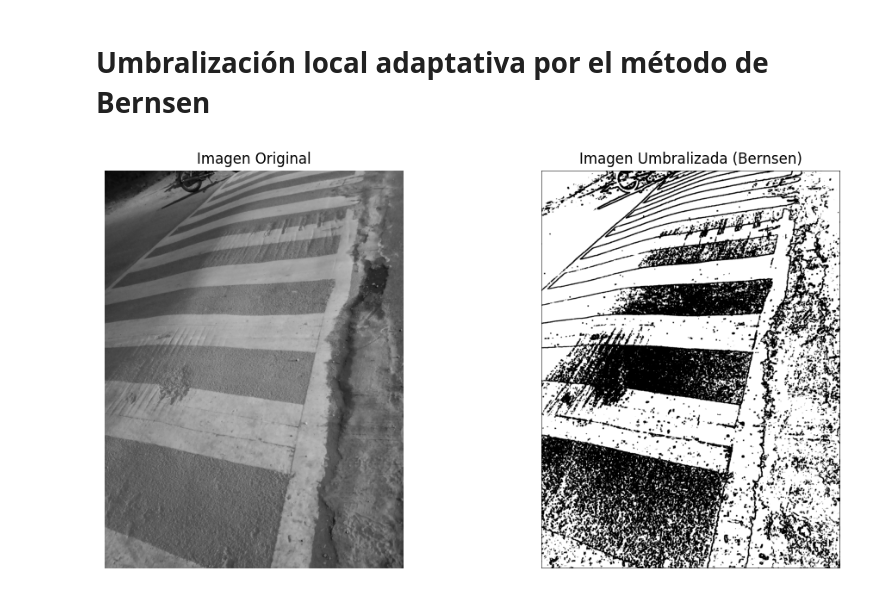
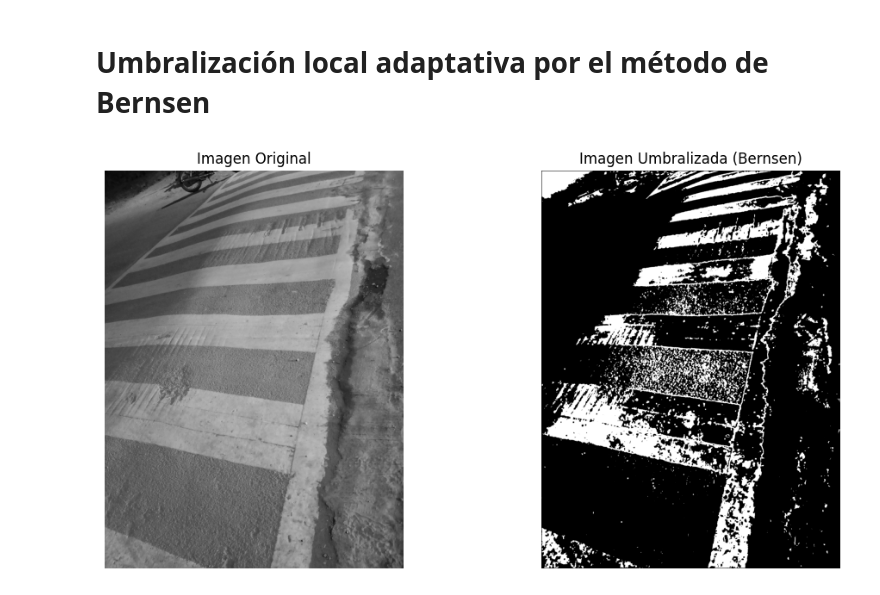
Before and after one commit to OmarFloresSanchez/Pancitos, a Jupyter notebook: Practica1-4/practica1-4.ipynb, the cells around one changed output. Drawn from its saved outputs; the diff is of its cells as text; code cells hidden in the pictures.

```diff
--- a/Practica1-4/practica1-4.ipynb
+++ b/Practica1-4/practica1-4.ipynb
@@ -144,34 +144,34 @@ def umbralizacion_bernsen(imagen, kernel, umbral):
             min_pixel = np.min(ventana) # obtiene el minimo pixel
             max_pixel = np.max(ventana) # obtiene el maximo pixel
 
-            if max_pixel - min_pixel <= umbral: # si la suma de ellos es menor al umbral...
+            if (max_pixel + min_pixel)/2 >= umbral: # si la suma de ellos es menor al umbral...
                 resultado[x, y] = 255
             else:
                 resultado[x, y] = 0
 
     return resultado
 
 
 # ----- LLAMADO DE LAS FUNCIONES -----
 imagen = cv2.imread(foto1,0)    # lee la imagen en escala de grises
 imagen = np.array(imagen)   # convierte la imagen a arreglo
 
 kernel = 11 # Tamaño de la ventana
 umbral = 30  # Umbral minimod de los vecinos
 imagen_umbralizada = umbralizacion_bernsen(imagen, kernel, umbral)
 
 # Muestra la imagen original y la imagen umbralizada
 plt.figure(figsize=(12, 6))
 plt.subplot(1, 2, 1)
 plt.imshow(imagen, cmap='gray')
 plt.title('Imagen Original')
 plt.axis('off')
 
 plt.subplot(1, 2, 2)
 plt.imshow(imagen_umbralizada, cmap='gray')
 plt.title('Imagen Umbralizada (Bernsen)')
 plt.axis('off')
 
 plt.show()
 # %% [output]
-[figure, old version]
+[figure, new version]
```
Also changed, not shown: 1 other file.
